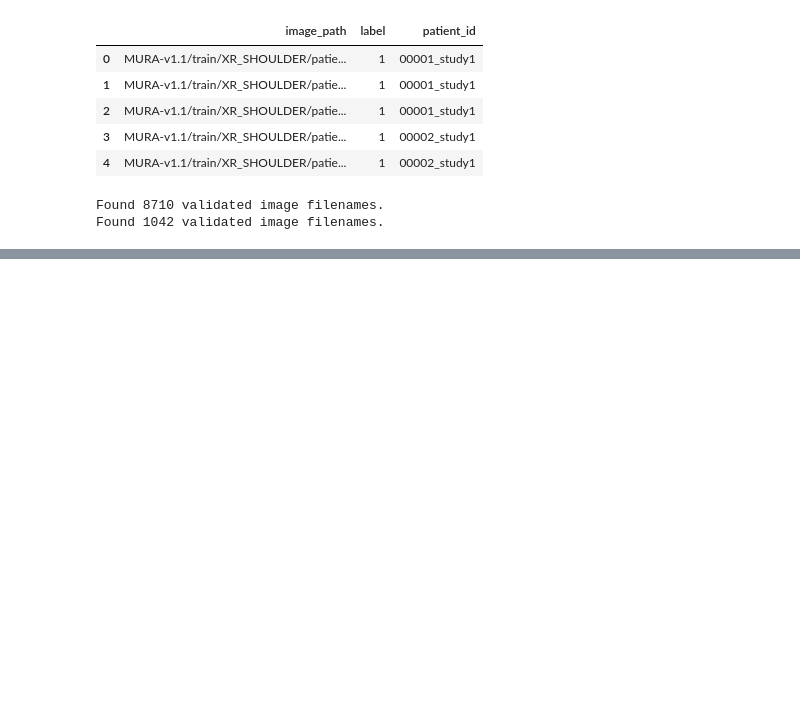
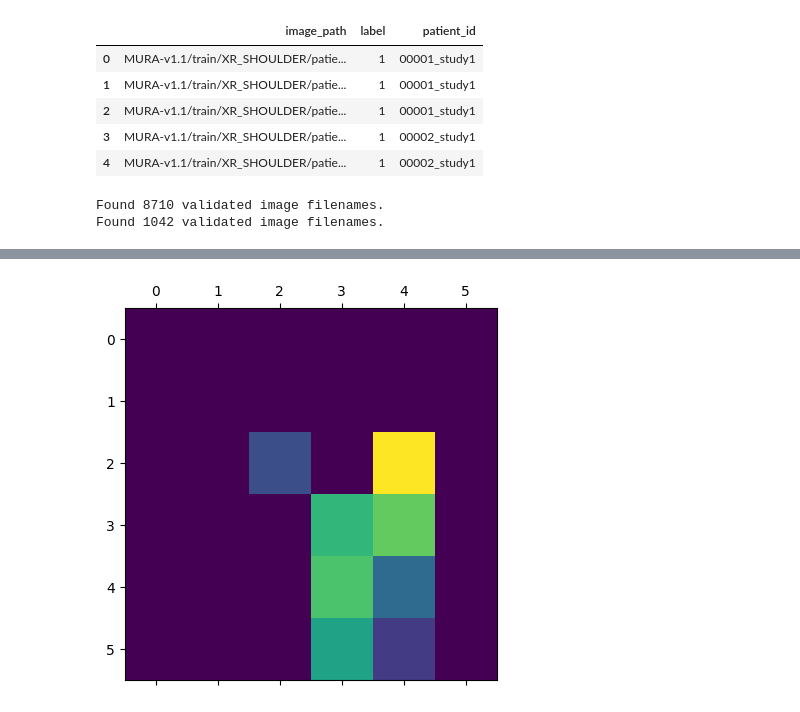
Before and after one commit to tsbrandon1010/MURA-CNN-Classification, a Jupyter notebook: term_project_ThomasB.ipynb, the cells around one changed output, grey strips where cells are left out. Drawn from its saved outputs; the diff is of its cells as text; code cells hidden in the pictures; blank space fills up the shorter version.

```diff
--- a/term_project_ThomasB.ipynb
+++ b/term_project_ThomasB.ipynb
@@ -549,0 +608,3 @@ all_model.evaluate(patient_test_generator, steps=4)
+# %%
+from keras import models
+loaded_model = models.load_model('all_model.h5')
@@ -549,0 +700,9 @@ all_model.evaluate(patient_test_generator, steps=4)
+# %%
+img_array = preprocess_input(get_img_array(img_path, size=img_size))
+#loaded_model.layers[-1].activation = None
+preds = loaded_model.predict(img_array)
+heatmap = make_gradcam_heatmap(img_array, loaded_model, last_conv_layer_name)
+
+plt.matshow(heatmap)
+plt.show()
+# %% [output]
@@ -549,0 +710 @@ all_model.evaluate(patient_test_generator, steps=4)
+[figure, added]
```
Also changed, not shown: parts of 42 cells of this notebook, 2 other files.
